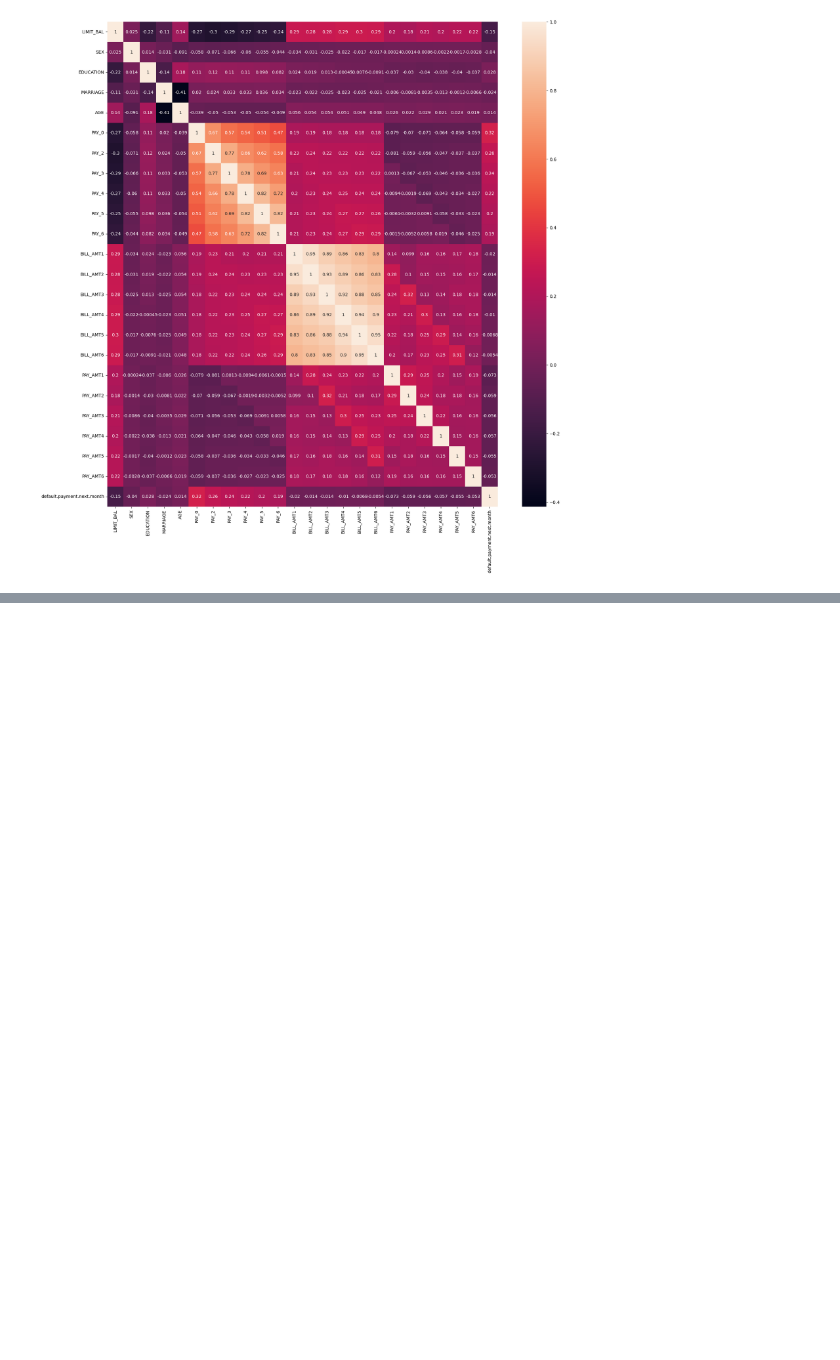
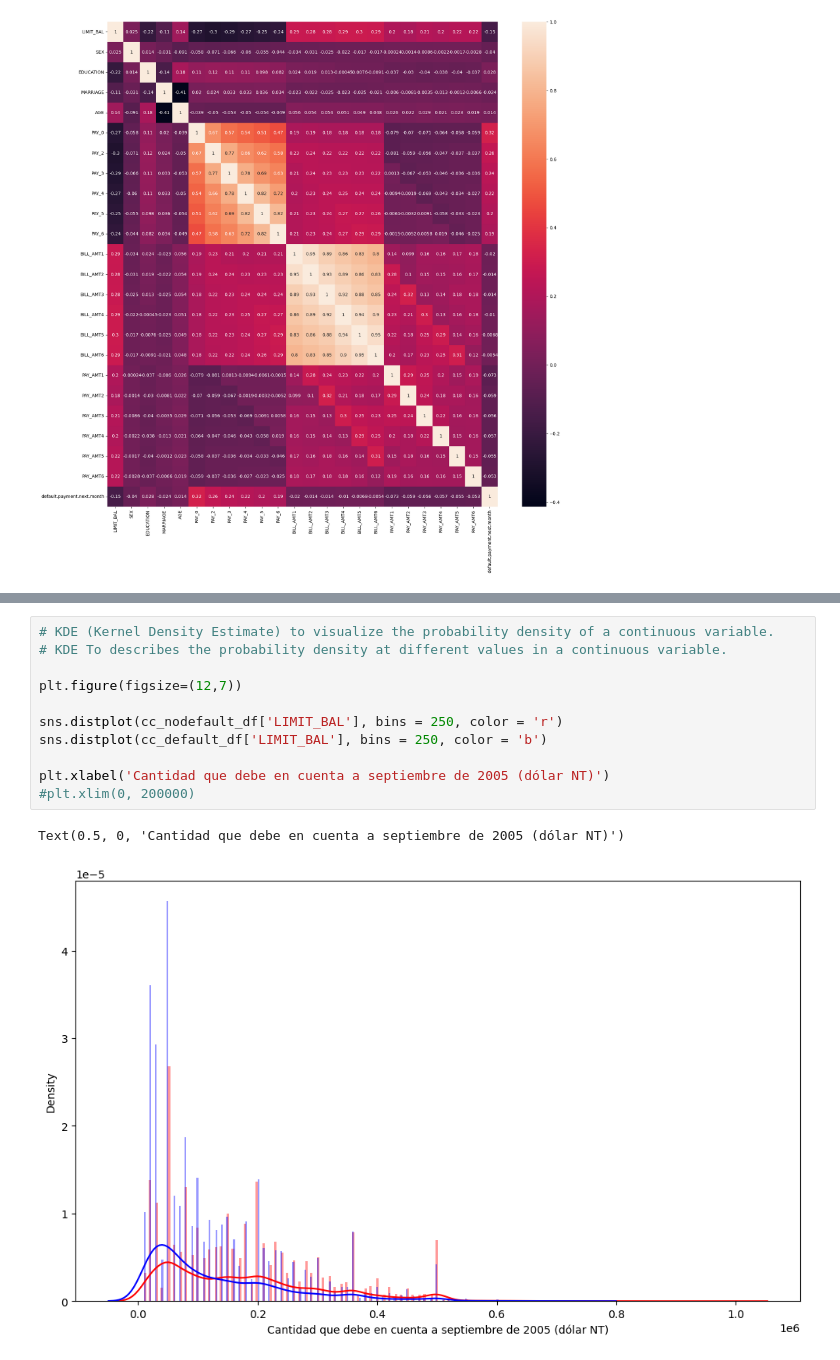
Before and after one commit to dasanmiguelv/supervised-machine-learning, a Jupyter notebook: credit_card_validity/credit_card_validity.ipynb, the cells around one changed output, grey strips where cells are left out. Cells and saved outputs as stored; diff of their text form; blank space fills up the shorter version.

```diff
--- a/credit_card_validity/credit_card_validity.ipynb
+++ b/credit_card_validity/credit_card_validity.ipynb
@@ -165,0 +180,14 @@ sns.countplot(x = 'AGE', hue = 'default.payment.next.month', data = creditcard_d
+# %%
+# KDE (Kernel Density Estimate) to visualize the probability density of a continuous variable.
+# KDE To describes the probability density at different values in a continuous variable.
+
+plt.figure(figsize=(12,7))
+
+sns.distplot(cc_nodefault_df['LIMIT_BAL'], bins = 250, color = 'r')
+sns.distplot(cc_default_df['LIMIT_BAL'], bins = 250, color = 'b')
+
+plt.xlabel('Cantidad que debe en cuenta a septiembre de 2005 (dólar NT)')
+#plt.xlim(0, 200000)
+# %% [output]
+Text(0.5, 0, 'Cantidad que debe en cuenta a septiembre de 2005 (dólar NT)')
+[figure, added]
```
Also changed, not shown: parts of 67 cells of this notebook, 2 other files.
